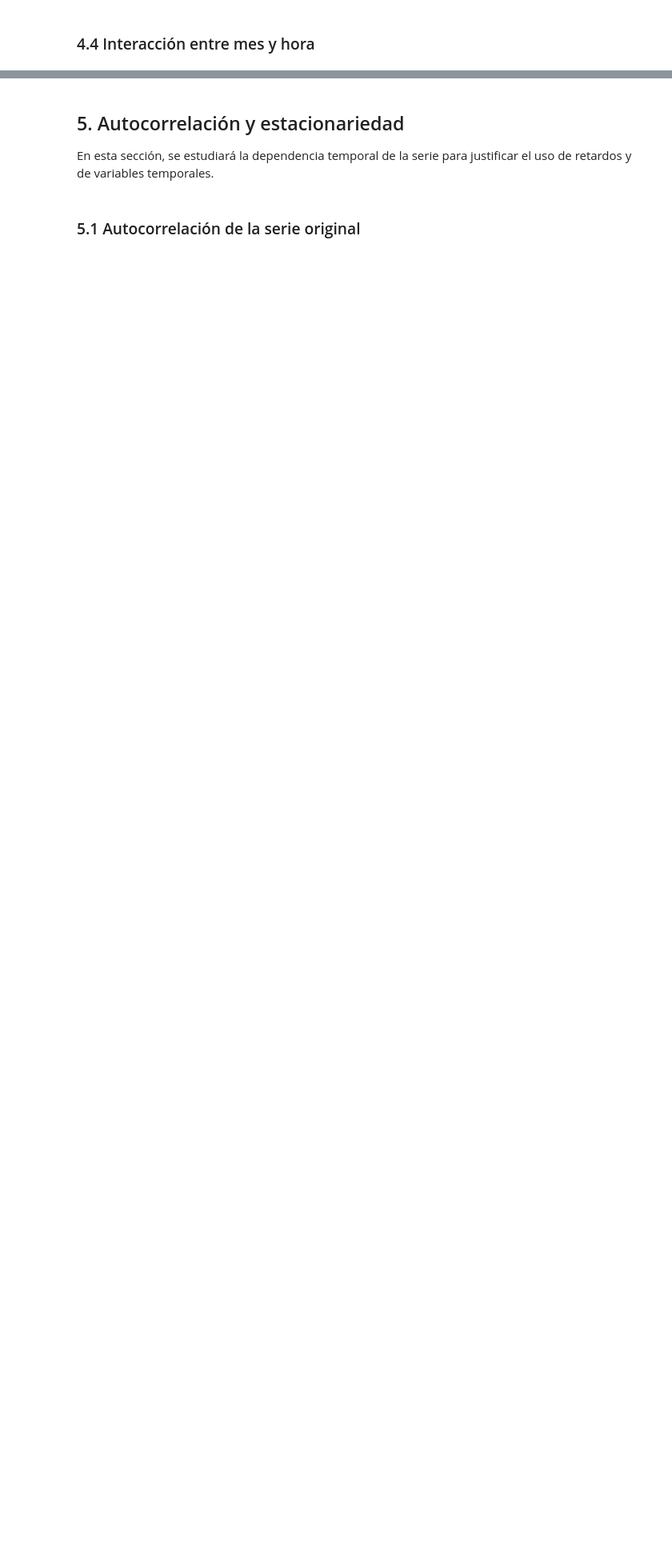
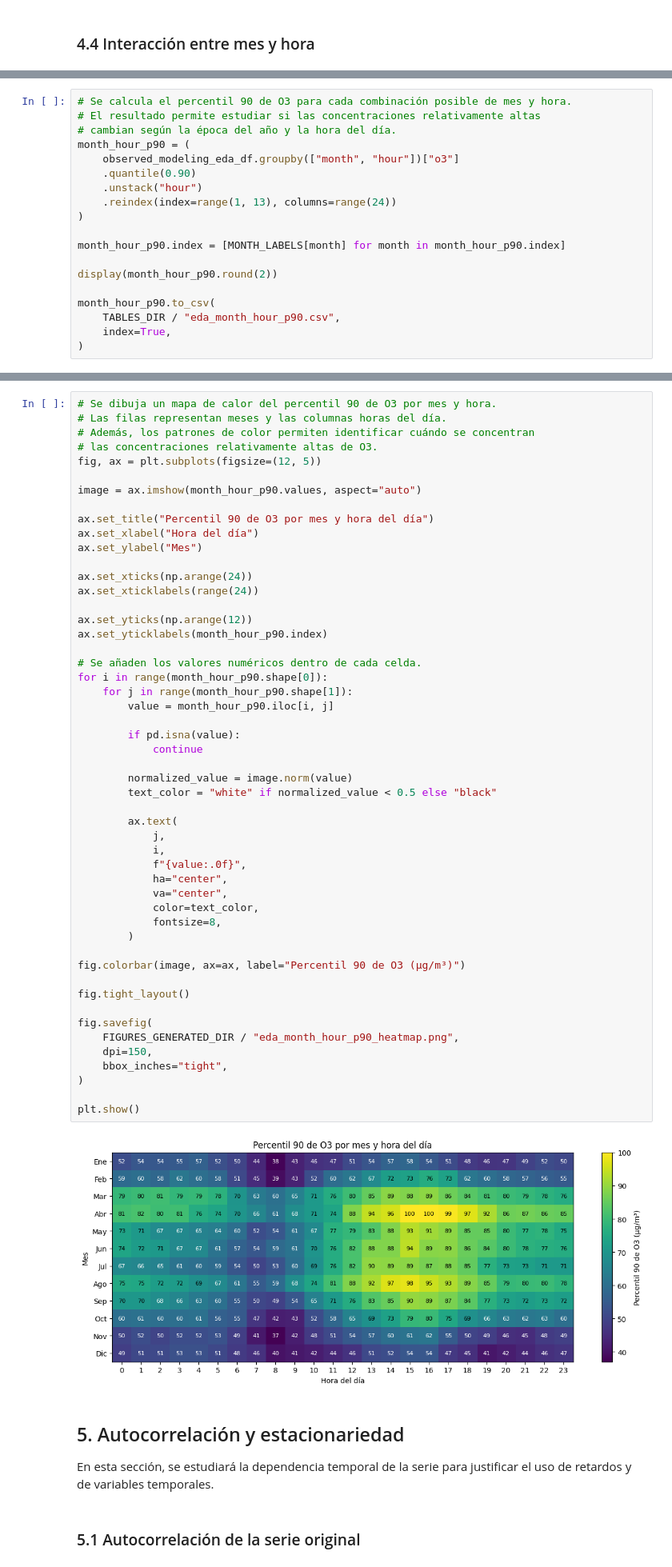
Before and after one commit to hipenation2142/trabajo, a Jupyter notebook: notebooks/01_eda_o3.ipynb, the cells around one changed output, grey strips where cells are left out. Shown at 80% size. Saved outputs shown, nothing was run; the diff lists cells and outputs as text; blank space fills up the shorter version.

```diff
--- a/notebooks/01_eda_o3.ipynb
+++ b/notebooks/01_eda_o3.ipynb
@@ -1411,0 +1387,19 @@ plot_heatmap(
+# %%
+# Se calcula el percentil 90 de O3 para cada combinación posible de mes y hora.
+# El resultado permite estudiar si las concentraciones relativamente altas
+# cambian según la época del año y la hora del día.
+month_hour_p90 = (
+    observed_modeling_eda_df.groupby(["month", "hour"])["o3"]
+    .quantile(0.90)
+    .unstack("hour")
+    .reindex(index=range(1, 13), columns=range(24))
+)
+
+month_hour_p90.index = [MONTH_LABELS[month] for month in month_hour_p90.index]
+
+display(month_hour_p90.round(2))
+
+month_hour_p90.to_csv(
+    TABLES_DIR / "eda_month_hour_p90.csv",
+    index=True,
+)
@@ -1412,3 +1420,56 @@ plot_heatmap(
+# %%
+# Se dibuja un mapa de calor del percentil 90 de O3 por mes y hora.
+# Las filas representan meses y las columnas horas del día.
+# Además, los patrones de color permiten identificar cuándo se concentran
+# las concentraciones relativamente altas de O3.
+fig, ax = plt.subplots(figsize=(12, 5))
+
+image = ax.imshow(month_hour_p90.values, aspect="auto")
+
+ax.set_title("Percentil 90 de O3 por mes y hora del día")
+ax.set_xlabel("Hora del día")
+ax.set_ylabel("Mes")
+
+ax.set_xticks(np.arange(24))
+ax.set_xticklabels(range(24))
+
+ax.set_yticks(np.arange(12))
+ax.set_yticklabels(month_hour_p90.index)
+
+# Se añaden los valores numéricos dentro de cada celda.
+for i in range(month_hour_p90.shape[0]):
+    for j in range(month_hour_p90.shape[1]):
+        value = month_hour_p90.iloc[i, j]
+
+        if pd.isna(value):
+            continue
+
+        normalized_value = image.norm(value)
+        text_color = "white" if normalized_value < 0.5 else "black"
+
+        ax.text(
+            j,
+            i,
+            f"{value:.0f}",
+            ha="center",
+            va="center",
+            color=text_color,
+            fontsize=8,
+        )
+
+fig.colorbar(image, ax=ax, label="Percentil 90 de O3 (µg/m³)")
+
+fig.tight_layout()
+
+fig.savefig(
+    FIGURES_GENERATED_DIR / "eda_month_hour_p90_heatmap.png",
+    dpi=150,
+    bbox_inches="tight",
+)
+
+plt.show()
+# %% [output]
+[figure, added]
 # %% [markdown]
 ## 5. Autocorrelación y estacionariedad
 
```
Also changed, not shown: parts of 11 cells of this notebook, 3 other files.
